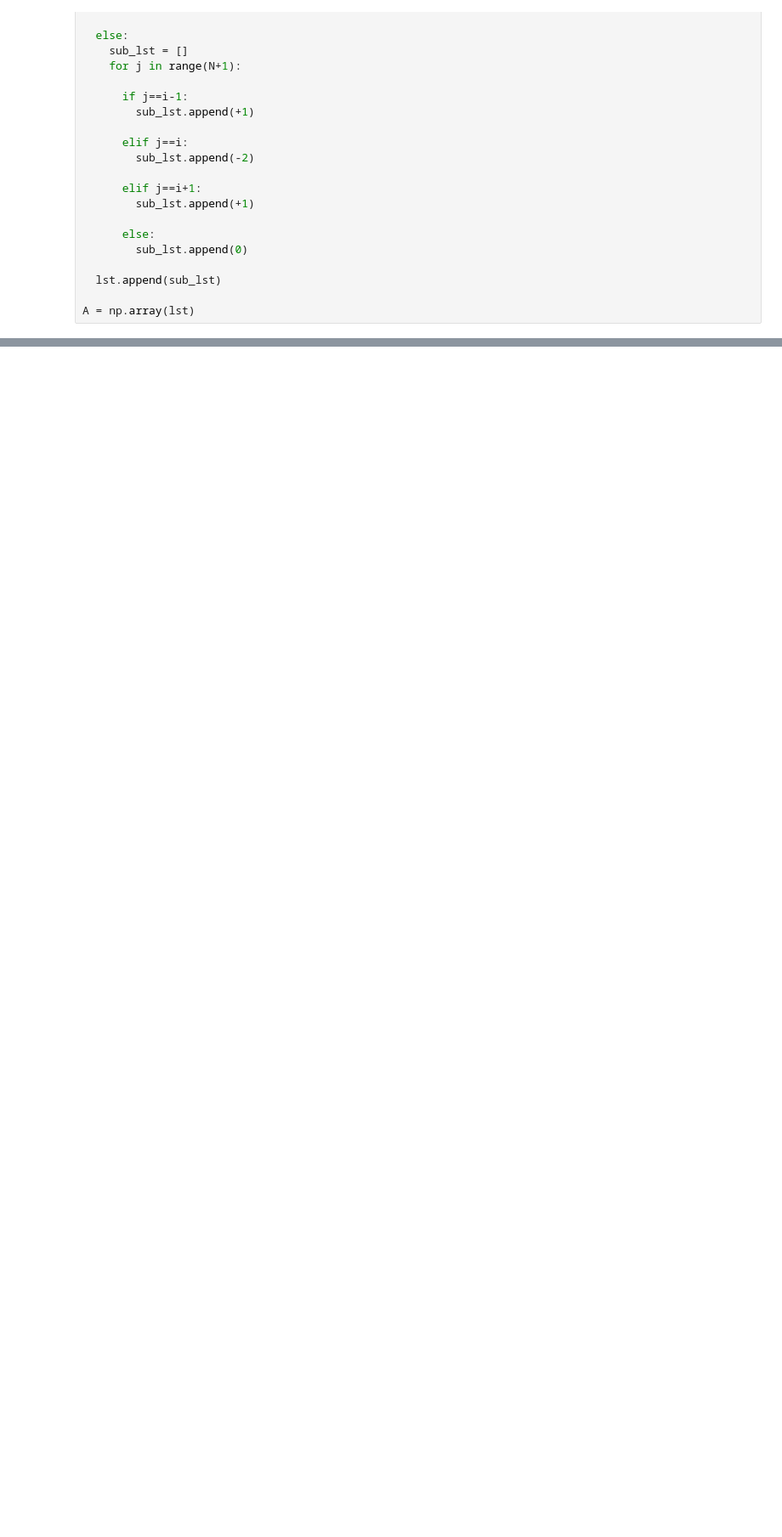
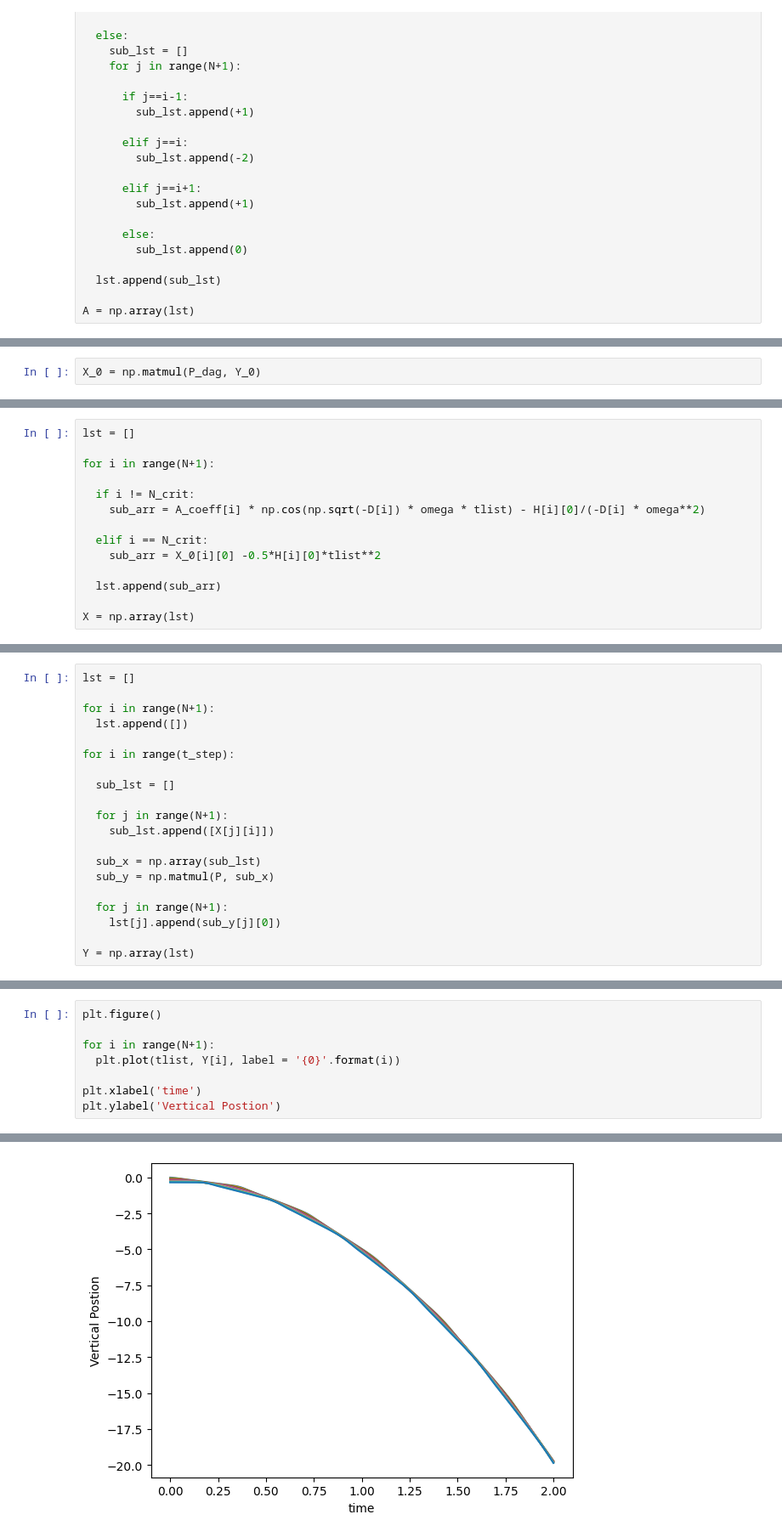
Before and after one commit to BrainConnection/Small_Project, a Jupyter notebook: Slinky Project.ipynb, the cells around one changed output, grey strips where cells are left out. Shown: that part at 85% size. Saved outputs shown, nothing was run; the diff lists cells and outputs as text; blank space fills up the shorter version.

```diff
--- a/Slinky Project.ipynb
+++ b/Slinky Project.ipynb
@@ -102,0 +184,2 @@ array([[-0.27059805,  0.65328148, -0.65328148,  0.27059805],
+# %%
+X_0 = np.matmul(P_dag, Y_0)
@@ -102,0 +268,14 @@ array([[-0.27059805,  0.65328148, -0.65328148,  0.27059805],
+# %%
+lst = []
+
+for i in range(N+1):
+
+  if i != N_crit:
+    sub_arr = A_coeff[i] * np.cos(np.sqrt(-D[i]) * omega * tlist) - H[i][0]/(-D[i] * omega**2)
+
+  elif i == N_crit:
+    sub_arr = X_0[i][0] -0.5*H[i][0]*tlist**2
+
+  lst.append(sub_arr)
+
+X = np.array(lst)
@@ -102,0 +298,20 @@ array([[-0.27059805,  0.65328148, -0.65328148,  0.27059805],
+# %%
+lst = []
+
+for i in range(N+1):
+  lst.append([])
+
+for i in range(t_step):
+
+  sub_lst = []
+
+  for j in range(N+1):
+    sub_lst.append([X[j][i]])
+
+  sub_x = np.array(sub_lst)
+  sub_y = np.matmul(P, sub_x)
+
+  for j in range(N+1):
+    lst[j].append(sub_y[j][0])
+
+Y = np.array(lst)
@@ -102,0 +334,9 @@ array([[-0.27059805,  0.65328148, -0.65328148,  0.27059805],
+# %%
+plt.figure()
+
+for i in range(N+1):
+  plt.plot(tlist, Y[i], label = '{0}'.format(i))
+
+plt.xlabel('time')
+plt.ylabel('Vertical Postion')
+# %% [output]
@@ -102,0 +344 @@ array([[-0.27059805,  0.65328148, -0.65328148,  0.27059805],
+[figure, added]
```
Also changed, not shown: parts of 25 cells of this notebook.
